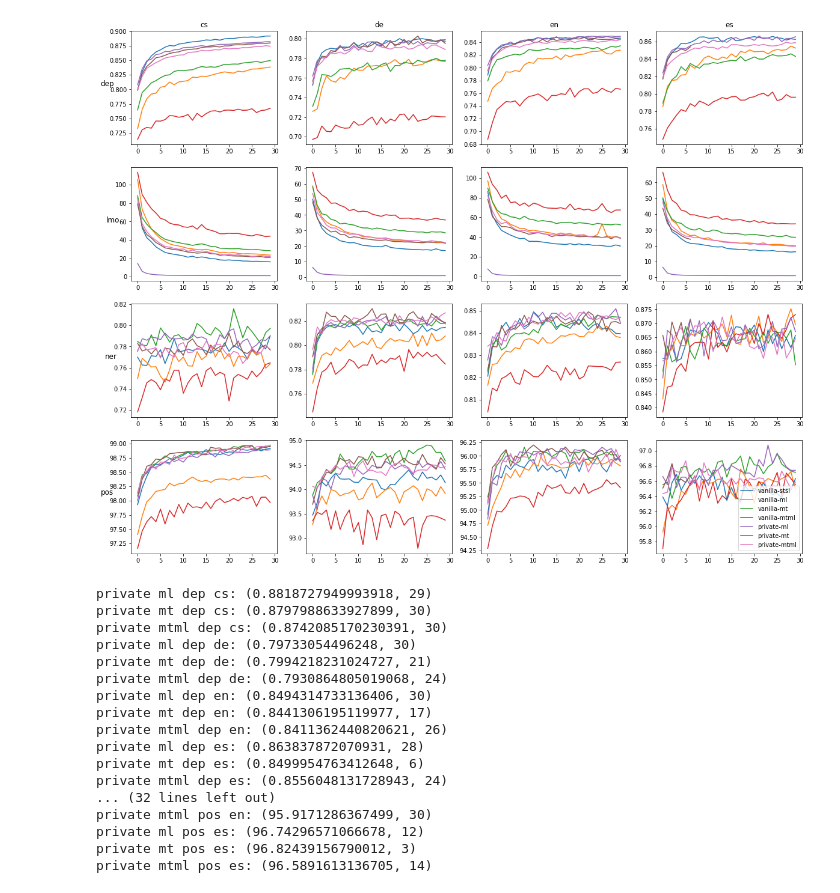
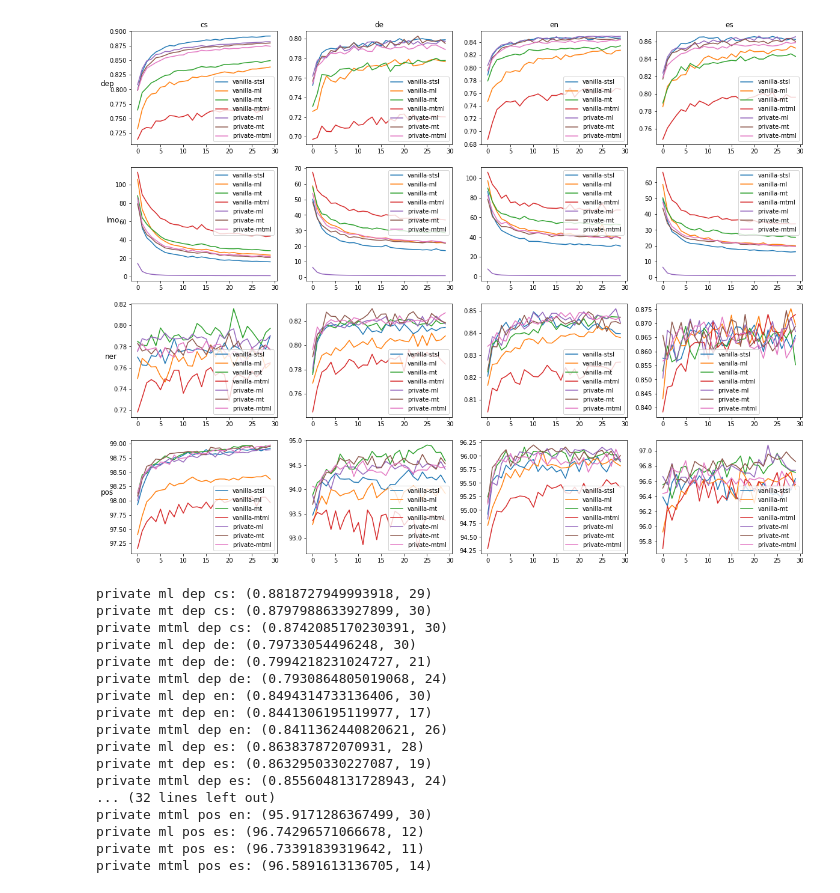
Before and after one commit to matus-pikuliak/crosslingual-parameter-sharing, a Jupyter notebook: results/notebook.ipynb, the cells around one changed output. Cells and saved outputs as stored; diff of their text form; code cells hidden in the pictures.

```diff
--- a/results/notebook.ipynb
+++ b/results/notebook.ipynb
@@ -72,7 +74,10 @@ def draw_graphs(metric_func, tasks, langs, role, run_codes=None, run_types=None)
     for ax, row in zip(axes[:, 0], tasks):
         ax.set_ylabel(row, rotation=0, size='large')
 
-    plt.legend()
+    for ax_row in axes:
+        for ax in ax_row:
+            ax.legend()
+
     plt.show()
 
 def print_results(metric_func, metric_max_func, tasks, langs, run_codes=None, run_types=None):
@@ -92,13 +97,13 @@ def print_results(metric_func, metric_max_func, tasks, langs, run_codes=None, ru
                 print(f'{run.code} {run.type} {task} {lang}: {result}')
 # %%
 draw_graphs(lambda task: task_metr[task], tasks, langs, 'test',
-            ['private', 'vanilla'
-            ], ['mtml', 'mt', 'ml', 'stsl'])
+            ['private', 'vanilla',
+            ],)
 print_results(lambda task: task_metr[task], lambda task: task_max[task], tasks, langs, [
              'private',
             ], ['mtml', 'mt', 'ml'])
 # %% [output]
-[figure, old version]
+[figure, new version]
 private ml dep cs: (0.8818727949993918, 29)
 private mt dep cs: (0.8797988633927899, 30)
 private mtml dep cs: (0.8742085170230391, 30)
@@ -109,12 +114,12 @@ private ml dep en: (0.8494314733136406, 30)
 private mt dep en: (0.8441306195119977, 17)
 private mtml dep en: (0.8411362440820621, 26)
 private ml dep es: (0.863837872070931, 28)
-private mt dep es: (0.8499954763412648, 6)
+private mt dep es: (0.8632950330227087, 19)
 private mtml dep es: (0.8556048131728943, 24)
 ... (32 lines left out)
 private mtml pos en: (95.9171286367499, 30)
 private ml pos es: (96.74296571066678, 12)
-private mt pos es: (96.82439156790012, 3)
+private mt pos es: (96.73391839319642, 11)
 private mtml pos es: (96.5891613136705, 14)
 # %%
 draw_graphs(lambda task: task_metr[task], tasks, langs, 'test', ['vanilla'])
```
Also changed, not shown: parts of 3 cells of this notebook, 1 other file.
